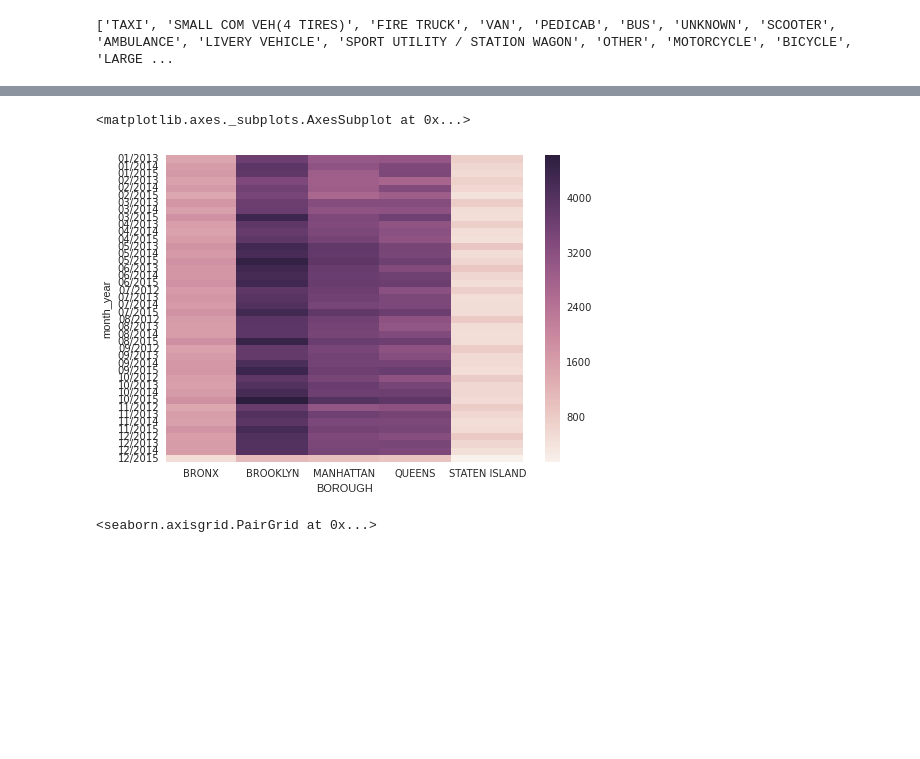
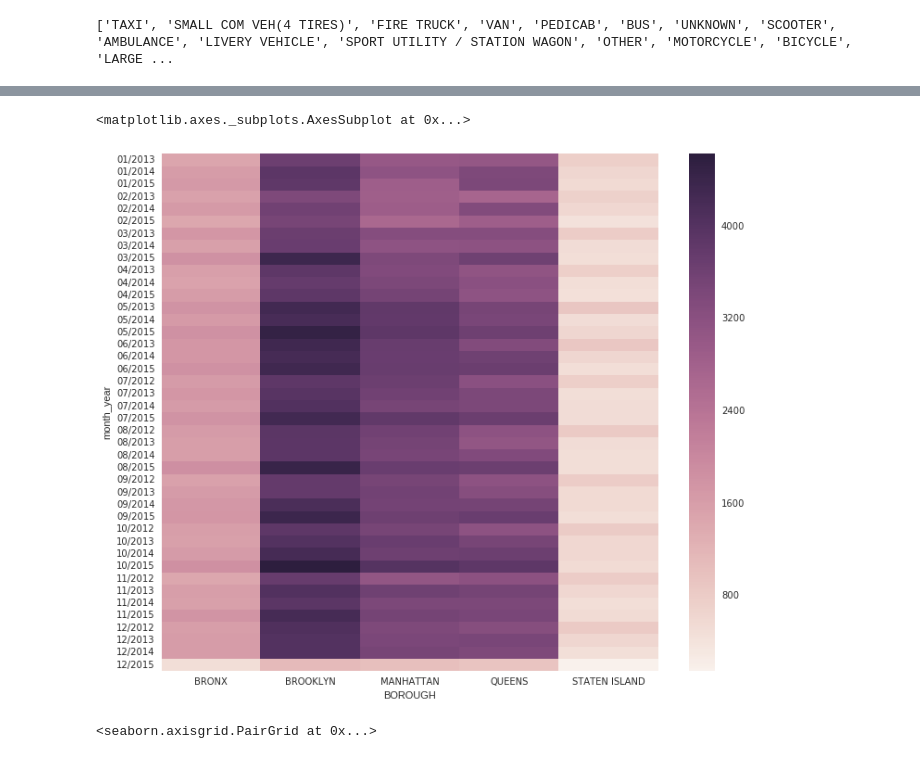
Before and after one commit to maltandhop/technosphere, a Jupyter notebook: project.ipynb, the cells around one changed output, grey strips where cells are left out. Drawn from its saved outputs; the diff is of its cells as text; code cells hidden in the pictures; blank space fills up the shorter version.

```diff
--- a/project.ipynb
+++ b/project.ipynb
@@ -197,14 +198,14 @@ fig.set_size_inches(15,15)
 # %%
-import seaborn as sns
+plt.figure(figsize=(12, 10))
 t = nice_dates[["BOROUGH", "month_year"]]
 names = t.groupby("BOROUGH").groups.keys()
 g = t.groupby(["month_year", "BOROUGH"], as_index=False).size()
 g = g.unstack(level=-1)
 
 sns.heatmap(g)
 # %% [output]
 <matplotlib.axes._subplots.AxesSubplot at 0x...>
-[figure, old version]
+[figure, new version]
 # %%
 sns.pairplot(data[["NUMBER OF PERSONS INJURED", "NUMBER OF PERSONS KILLED", "year", "month"]])
 # %% [output]
```
Also changed, not shown: parts of 16 cells of this notebook.
